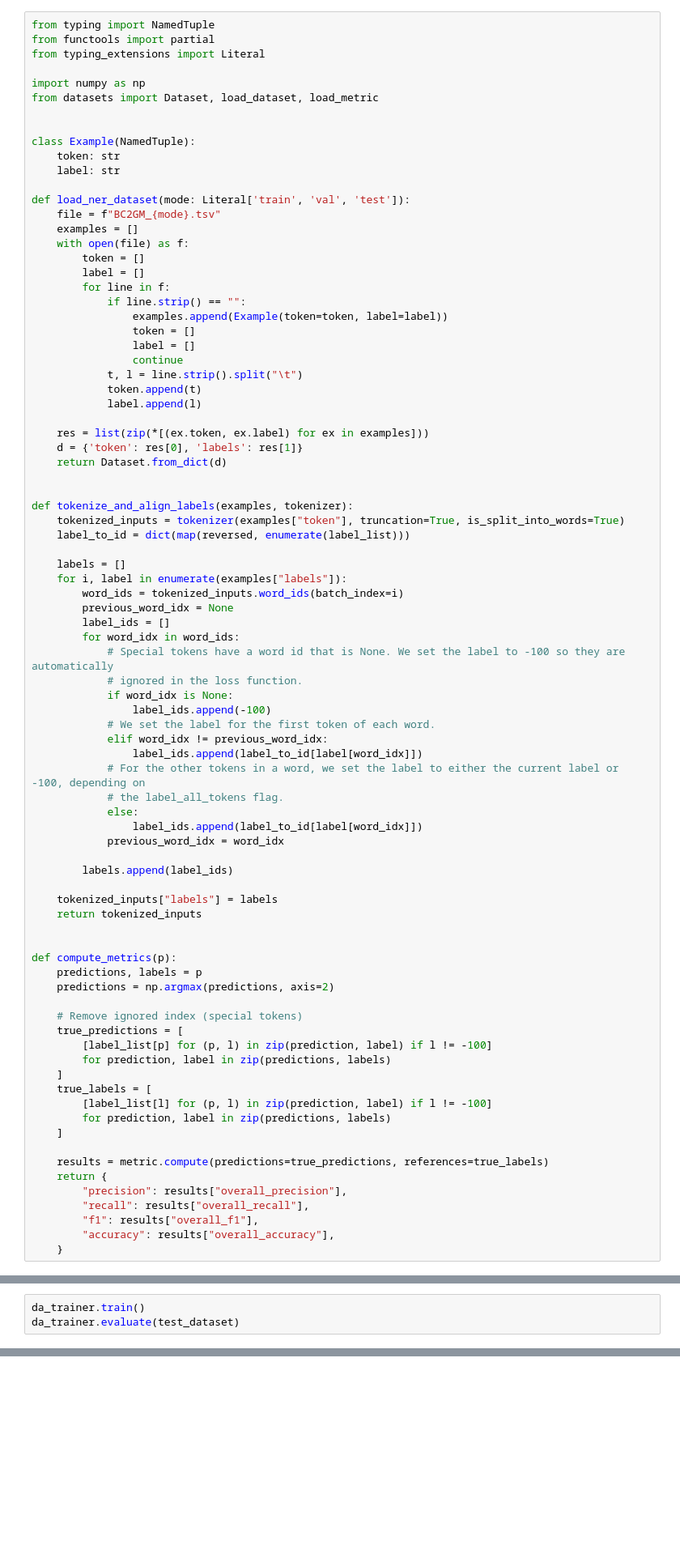
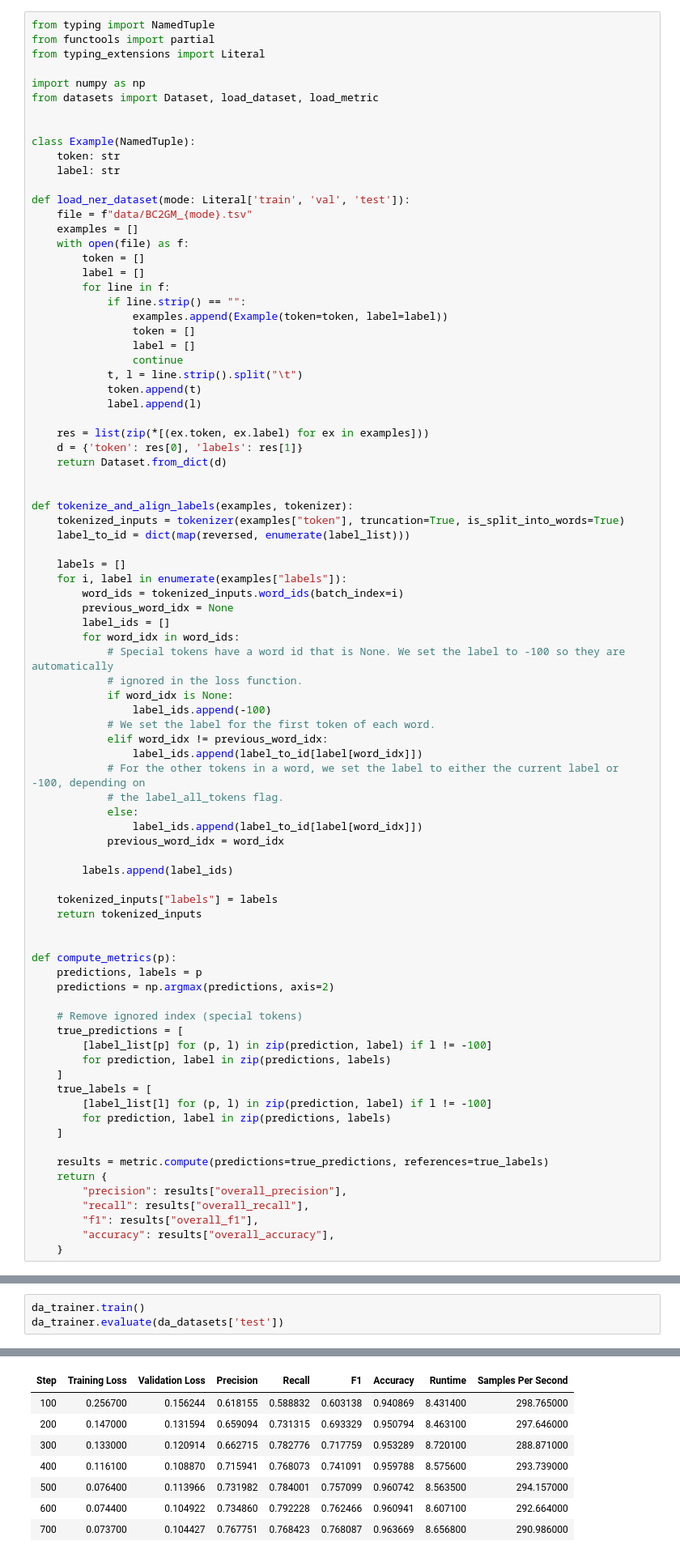
Before and after one commit to georgian-io/Transformers-Domain-Adaptation, a Jupyter notebook: notebooks/GuideToTransformersDomainAdaptation.ipynb, the cells around one changed output, grey strips where cells are left out. Shown at 81% size. Drawn from its saved outputs; the diff is of its cells as text; blank space fills up the shorter version.

```diff
--- a/notebooks/GuideToTransformersDomainAdaptation.ipynb
+++ b/notebooks/GuideToTransformersDomainAdaptation.ipynb
@@ -224,7 +227,7 @@ class Example(NamedTuple):
     label: str
 
 def load_ner_dataset(mode: Literal['train', 'val', 'test']):
-    file = f"BC2GM_{mode}.tsv"
+    file = f"data/BC2GM_{mode}.tsv"
     examples = []
     with open(file) as f:
         token = []
@@ -443,4 +468,5 @@ oob_model_trainer = Trainer(
 #### Train and evaluate `da_model`
 # %%
 da_trainer.train()
-da_trainer.evaluate(test_dataset)
+da_trainer.evaluate(da_datasets['test'])
+# %% [output]
@@ -446,0 +474,8 @@ da_trainer.evaluate(test_dataset)
+| Step | Training Loss | Validation Loss | Precision | Recall | F1 | Accuracy | Runtime | Samples Per Second |
+| 100 | 0.256700 | 0.156244 | 0.618155 | 0.588832 | 0.603138 | 0.940869 | 8.431400 | 298.765000 |
+| 200 | 0.147000 | 0.131594 | 0.659094 | 0.731315 | 0.693329 | 0.950794 | 8.463100 | 297.646000 |
+| 300 | 0.133000 | 0.120914 | 0.662715 | 0.782776 | 0.717759 | 0.953289 | 8.720100 | 288.871000 |
+| 400 | 0.116100 | 0.108870 | 0.715941 | 0.768073 | 0.741091 | 0.959788 | 8.575600 | 293.739000 |
+| 500 | 0.076400 | 0.113966 | 0.731982 | 0.784001 | 0.757099 | 0.960742 | 8.563500 | 294.157000 |
+| 600 | 0.074400 | 0.104922 | 0.734860 | 0.792228 | 0.762466 | 0.960941 | 8.607100 | 292.664000 |
+| 700 | 0.073700 | 0.104427 | 0.767751 | 0.768423 | 0.768087 | 0.963669 | 8.656800 | 290.986000 |
```
Also changed, not shown: parts of 20 cells of this notebook.
